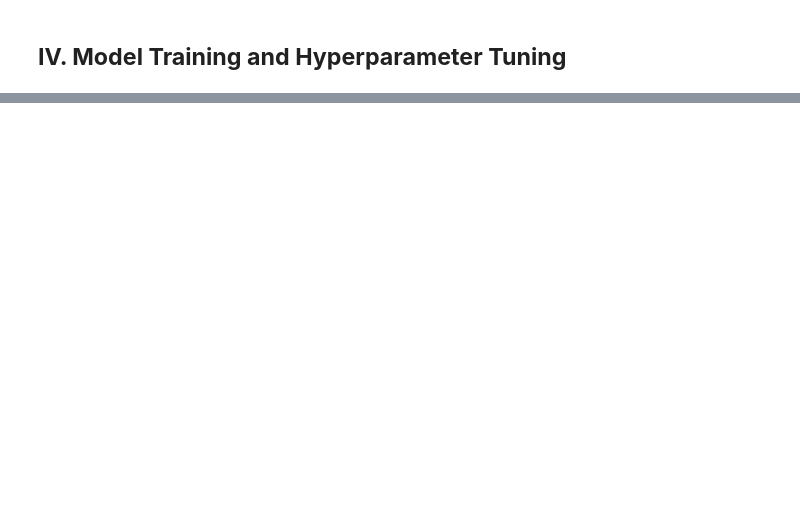
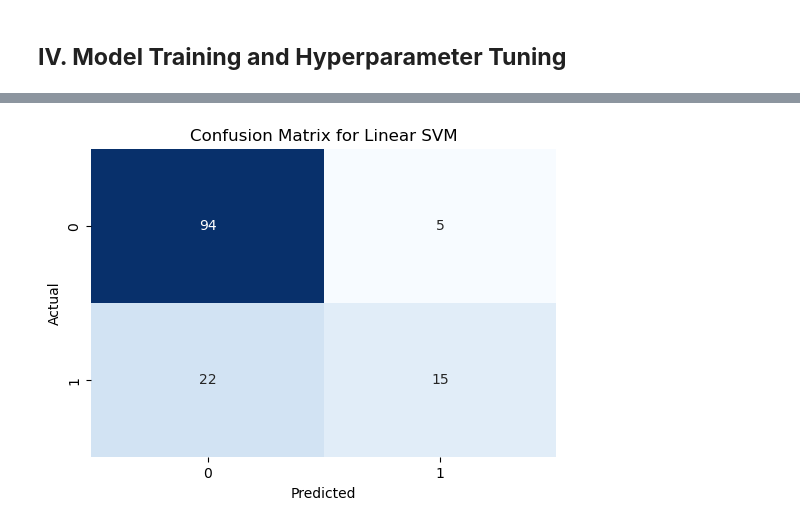
Before and after one commit to francisisip/SereniGuide, a Jupyter notebook: SereniGuide-ICETS2024.ipynb, the cells around one changed output, grey strips where cells are left out. Cells and saved outputs as stored; diff of their text form; code cells hidden in the pictures; blank space fills up the shorter version.

```diff
--- a/SereniGuide-ICETS2024.ipynb
+++ b/SereniGuide-ICETS2024.ipynb
@@ -752,0 +1053,6 @@ Looking at the accuracy of `83.82352941176471%`, it is therefore inferred that t
+# %%
+print("Doing: Linear SVM" )
+model, param_grid = models['Linear SVM']
+
+metrics, cm = evaluate_model(model, param_grid, X_train, y_train, X_test, y_test)
+metrics['Model'] = "Linear SVM"
@@ -752,0 +1139,9 @@ Looking at the accuracy of `83.82352941176471%`, it is therefore inferred that t
+# %%
+plt.figure(figsize=(6, 4))
+sns.heatmap(cm, annot=True, fmt='d', cmap='Blues', cbar=False)
+plt.title(f"Confusion Matrix for {metrics['Model']}")
+plt.xlabel("Predicted")
+plt.ylabel("Actual")
+plt.show()
+# %% [output]
+[figure, added]
```
Also changed, not shown: parts of 46 cells of this notebook.
